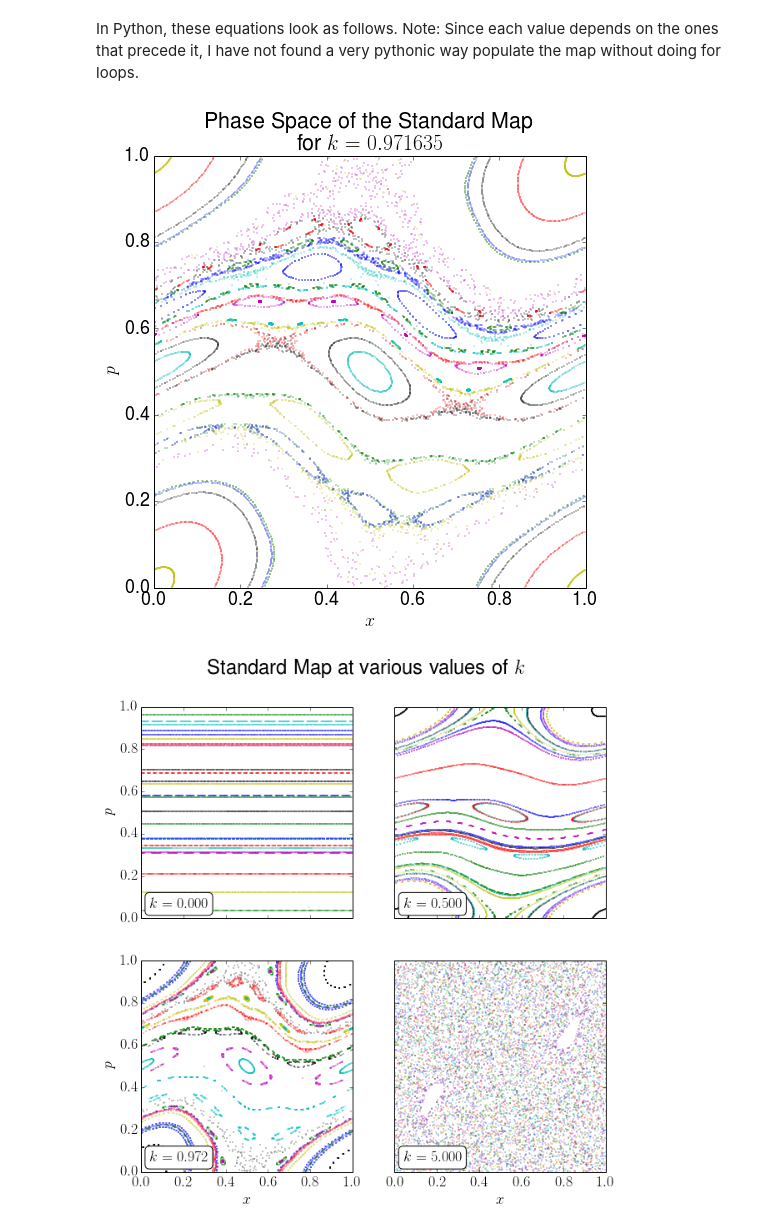
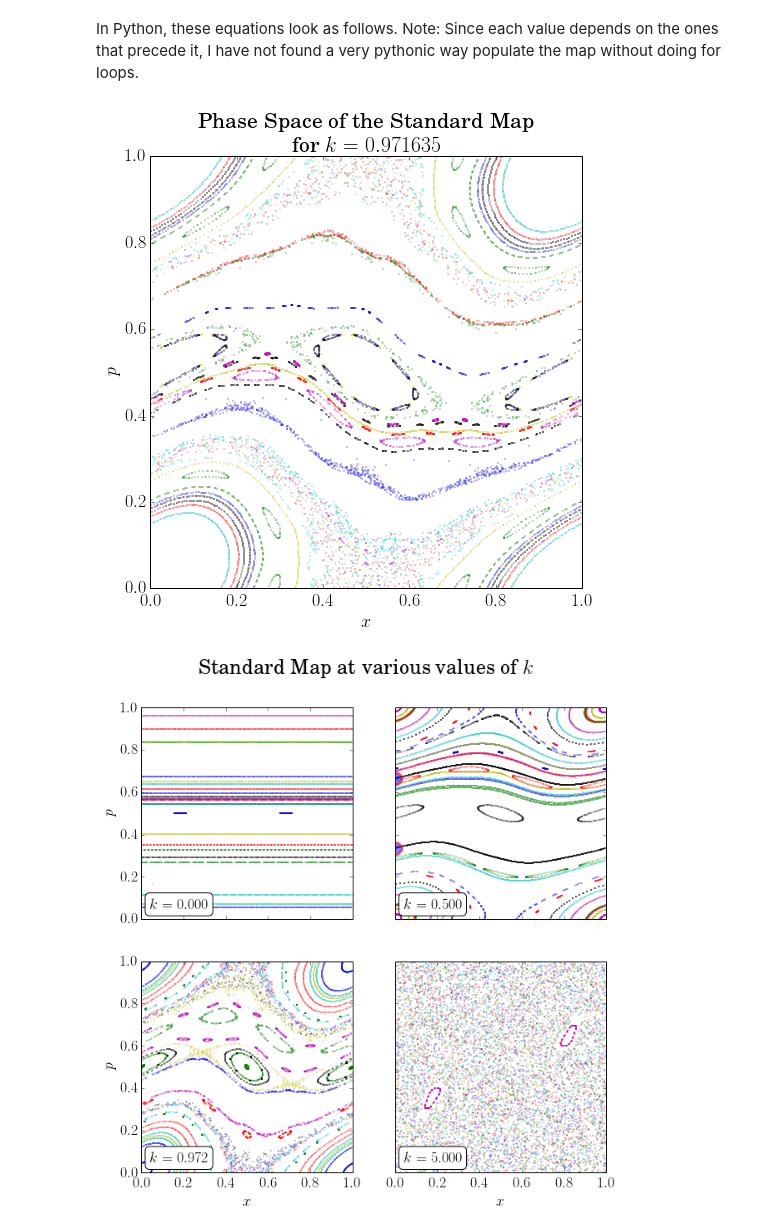
Before and after one commit to andy-esch/rrstdmp, a Jupyter notebook: docs/TheStandardMap.ipynb, the cells around one changed output. Saved outputs shown, nothing was run; the diff lists cells and outputs as text; code cells hidden in the pictures.

Commit message:
Added info on golden torus on plots

```diff
--- a/docs/TheStandardMap.ipynb
+++ b/docs/TheStandardMap.ipynb
@@ -19,6 +19,21 @@ Populating the interactive namespace from numpy and matplotlib
 In Python, these equations look as follows. Note: Since each value depends on the ones that precede it, I have not found a very pythonic way populate the map without doing for loops.
 # %%
 def stdmp(x0,y0,n=100,k=0.97163540631):
+    """
+        Implementation of the standard map
+
+        Parameters:
+        -----------
+        x0 : float
+            initial x position
+        y0 : float
+            initial y position
+        n : int, optional
+            number of (x,y) pairs in the output map, defaults at 100 iterations
+        k : float, optional
+            kicking strength parameter, defaults at Greene's constant
+
+    """
     twopi = 2. * np.pi
     x = np.empty(n,dtype='double')
     y = np.empty(n,dtype='double')
@@ -33,23 +48,23 @@ def stdmp(x0,y0,n=100,k=0.97163540631):
 # %%
 n_points = 400
 n_entries = 30
 k = 0.97163540631
 a = np.empty(n_points)
 b = np.empty(n_points)
 
 # Plot trajectories of standard map
 fig = plt.figure(figsize=(6,6))
 ax = fig.add_axes([0.1, 0.1, 1.0, 1.0])
 for j in range(n_entries):
     a, b = stdmp(np.random.rand(1),np.random.rand(1),n=n_points,k=k)
     ax.plot(a,b,'.',markersize=1)
 ax.axis((0.,1.,0.,1.))
 ax.set_xlabel('$x$')
 ax.set_ylabel('$p$')
 ax.set_title('Phase Space of the Standard Map\n for $k= %f$' % k)
-matplotlib.rcParams.update({'font.size': 18, 'text.usetex': True});
+matplotlib.rcParams.update({'font.size': 18, 'text.usetex': True, 'font.family': 'serif'});
 # %% [output]
-[figure, old version]
+[figure, new version]
 # %%
 k_sample = np.array([0.0, 0.5, 0.97163540631, 5.0])
 n_points = 400
@@ -68,7 +83,15 @@ for x in [item for sublist in axs for item in sublist]:
     for j in range(n_entries):
         a, b = stdmp(np.random.rand(1),np.random.rand(1),n=n_points,k=k_sample[i])
         x.plot(a,b,'.',markersize=1)
+    if i == 1:
+        "Plot golden torus"
+        a, b = stdmp(0.0,0.664758,k=k_sample[i],n=n_points)
+        x.plot(a,b,'k.',markersize=2)
+        x.plot(a[0],b[0],'o',ms=15,mfc='blue',mec='red',mew=3,alpha=0.5)
 
+        a, b = stdmp(0.0,0.335242,k=k_sample[i],n=n_points)
+        x.plot(a,b,'k.',markersize=2)
+        x.plot(a[0],b[0],'o',ms=15,mfc='blue',mec='red',mew=3,alpha=0.5)
     x.axis((0.,1.,0.,1.))
     if (i > 1):
         x.set_xlabel('$x$')
@@ -77,7 +100,8 @@ for x in [item for sublist in axs for item in sublist]:
     x.text(0.04,0.05,"$k = %3.3f$" % k_sample[i], bbox=props)
 #    x.set_title('Phase Space of the Standard Map\n for $k= %f$' % k_sample[i])
     i += 1
+    x.plot()
 
 del i
 # %% [output]
-[figure, old version]
+[figure, new version]
```
Also changed, not shown: parts of 1 cell of this notebook.
